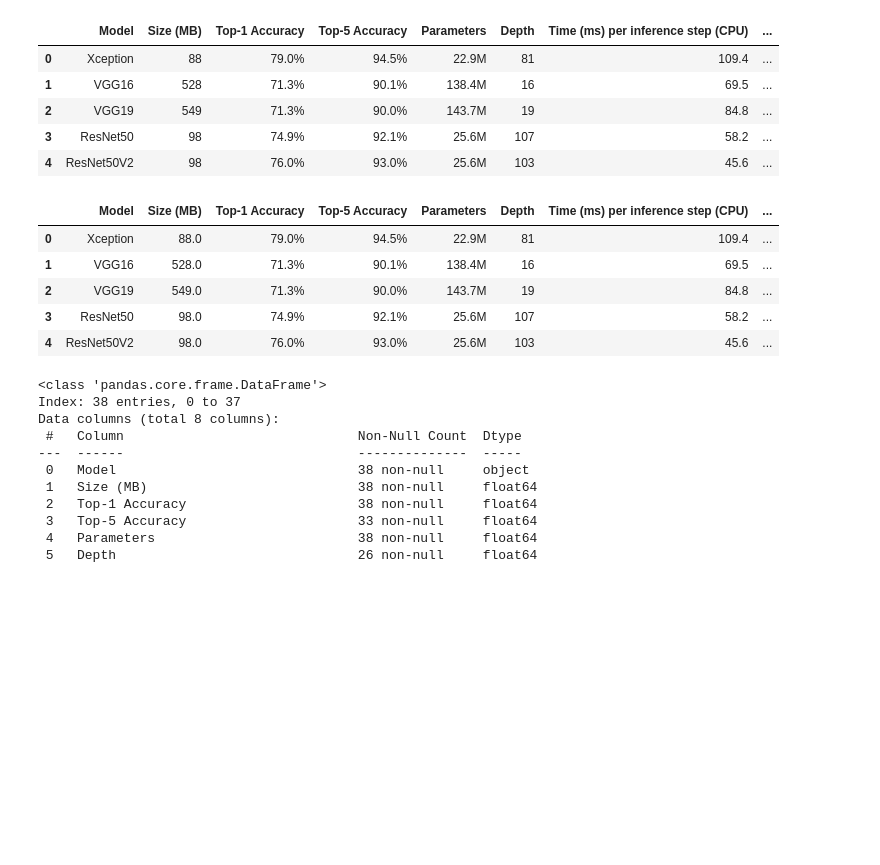
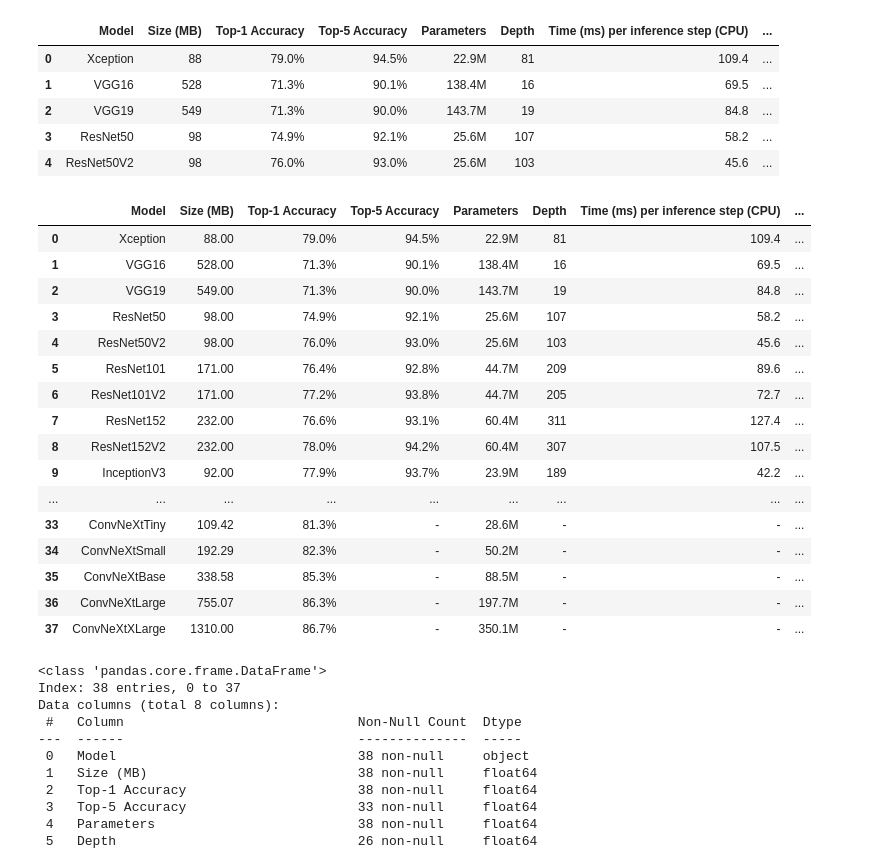
Before and after one commit to fernandapratama/Transfer-Learning-Models-Analysis, a Jupyter notebook: Pretrained_Models_Analysis.ipynb, the cells around one changed output. Drawn from its saved outputs; the diff is of its cells as text; code cells hidden in the pictures; blank space fills up the shorter version.

```diff
--- a/Pretrained_Models_Analysis.ipynb
+++ b/Pretrained_Models_Analysis.ipynb
@@ -54,14 +54,25 @@ available_models.head()
 available_models.to_csv("available_models.csv", index=True)
 # %%
 available_models = pd.read_csv("available_models.csv", index_col=0)
-available_models.head()
+available_models
 # %% [output]
 |  | Model | Size (MB) | Top-1 Accuracy | Top-5 Accuracy | Parameters | Depth | Time (ms) per inference step (CPU) | ... |
-| 0 | Xception | 88.0 | 79.0% | 94.5% | 22.9M | 81 | 109.4 | ... |
-| 1 | VGG16 | 528.0 | 71.3% | 90.1% | 138.4M | 16 | 69.5 | ... |
-| 2 | VGG19 | 549.0 | 71.3% | 90.0% | 143.7M | 19 | 84.8 | ... |
-| 3 | ResNet50 | 98.0 | 74.9% | 92.1% | 25.6M | 107 | 58.2 | ... |
-| 4 | ResNet50V2 | 98.0 | 76.0% | 93.0% | 25.6M | 103 | 45.6 | ... |
+| 0 | Xception | 88.00 | 79.0% | 94.5% | 22.9M | 81 | 109.4 | ... |
+| 1 | VGG16 | 528.00 | 71.3% | 90.1% | 138.4M | 16 | 69.5 | ... |
+| 2 | VGG19 | 549.00 | 71.3% | 90.0% | 143.7M | 19 | 84.8 | ... |
+| 3 | ResNet50 | 98.00 | 74.9% | 92.1% | 25.6M | 107 | 58.2 | ... |
+| 4 | ResNet50V2 | 98.00 | 76.0% | 93.0% | 25.6M | 103 | 45.6 | ... |
+| 5 | ResNet101 | 171.00 | 76.4% | 92.8% | 44.7M | 209 | 89.6 | ... |
+| 6 | ResNet101V2 | 171.00 | 77.2% | 93.8% | 44.7M | 205 | 72.7 | ... |
+| 7 | ResNet152 | 232.00 | 76.6% | 93.1% | 60.4M | 311 | 127.4 | ... |
+| 8 | ResNet152V2 | 232.00 | 78.0% | 94.2% | 60.4M | 307 | 107.5 | ... |
+| 9 | InceptionV3 | 92.00 | 77.9% | 93.7% | 23.9M | 189 | 42.2 | ... |
+| ... | ... | ... | ... | ... | ... | ... | ... | ... |
+| 33 | ConvNeXtTiny | 109.42 | 81.3% | - | 28.6M | - | - | ... |
+| 34 | ConvNeXtSmall | 192.29 | 82.3% | - | 50.2M | - | - | ... |
+| 35 | ConvNeXtBase | 338.58 | 85.3% | - | 88.5M | - | - | ... |
+| 36 | ConvNeXtLarge | 755.07 | 86.3% | - | 197.7M | - | - | ... |
+| 37 | ConvNeXtXLarge | 1310.00 | 86.7% | - | 350.1M | - | - | ... |
 # %%
 # Change some columns from onjects to float, so we can visualize it
 columnss = ['Size (MB)','Parameters', 'Depth','Top-1 Accuracy', 'Top-5 Accuracy',
```
Also changed, not shown: parts of 7 cells of this notebook.
